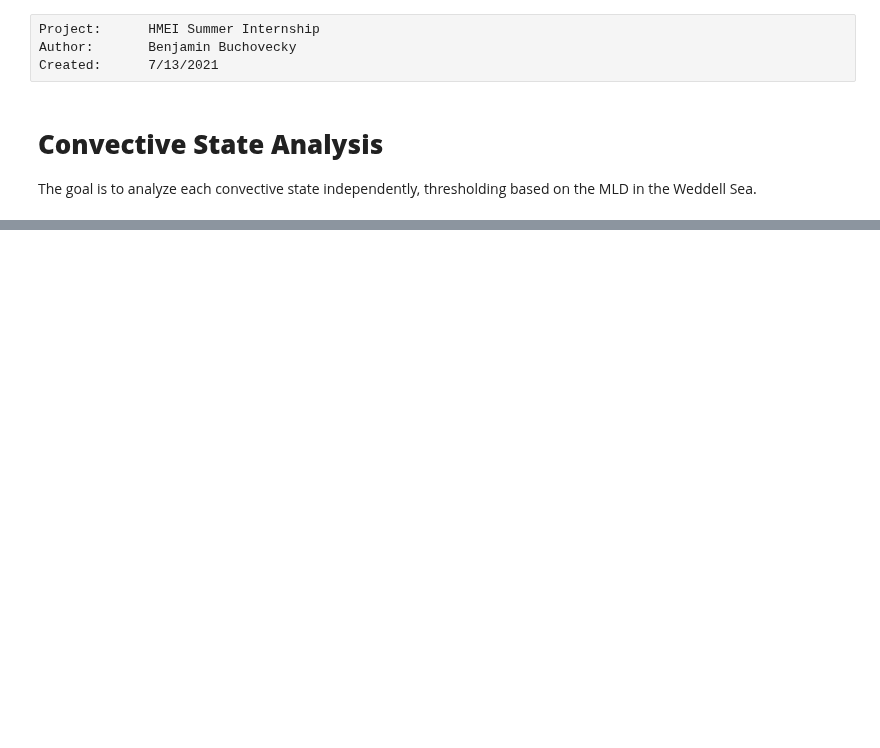
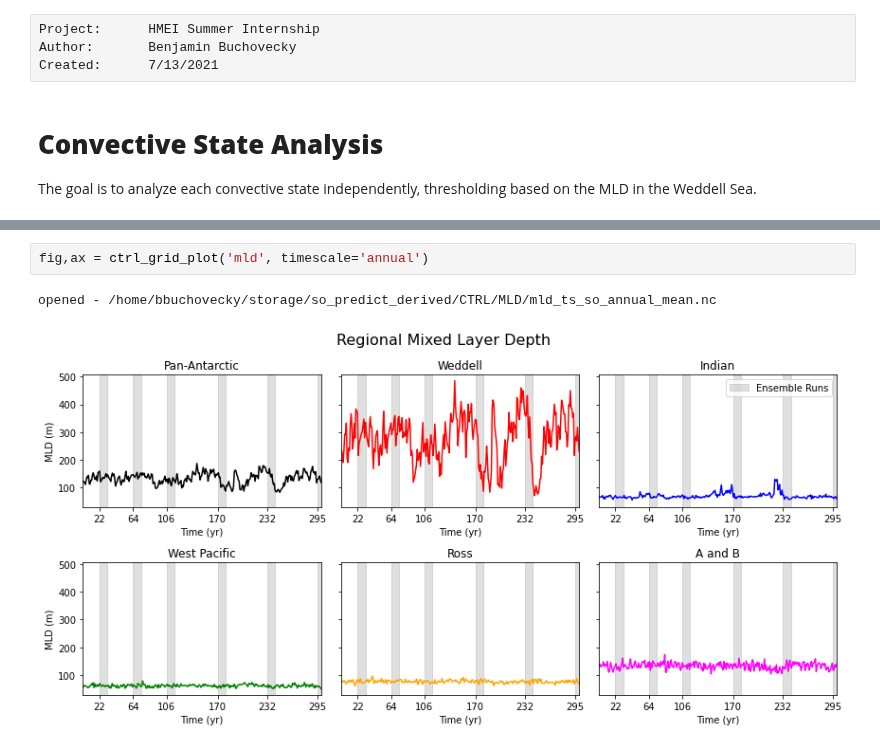
Before and after one commit to bbuchovecky/hmei, a Jupyter notebook: notebooks/convective_state_analysis.ipynb, the cells around one changed output, grey strips where cells are left out. Saved outputs shown, nothing was run; the diff lists cells and outputs as text; blank space fills up the shorter version.

```diff
--- a/notebooks/convective_state_analysis.ipynb
+++ b/notebooks/convective_state_analysis.ipynb
@@ -56,0 +178,5 @@ pcs.dir_inspect('/home/bbuchovecky/storage/so_predict_derived/CTRL/MLD')
+# %%
+fig,ax = ctrl_grid_plot('mld', timescale='annual')
+# %% [output]
+opened - /home/bbuchovecky/storage/so_predict_derived/CTRL/MLD/mld_ts_so_annual_mean.nc
+[figure, added]
```
Also changed, not shown: parts of 9 cells of this notebook, 3 other files.
